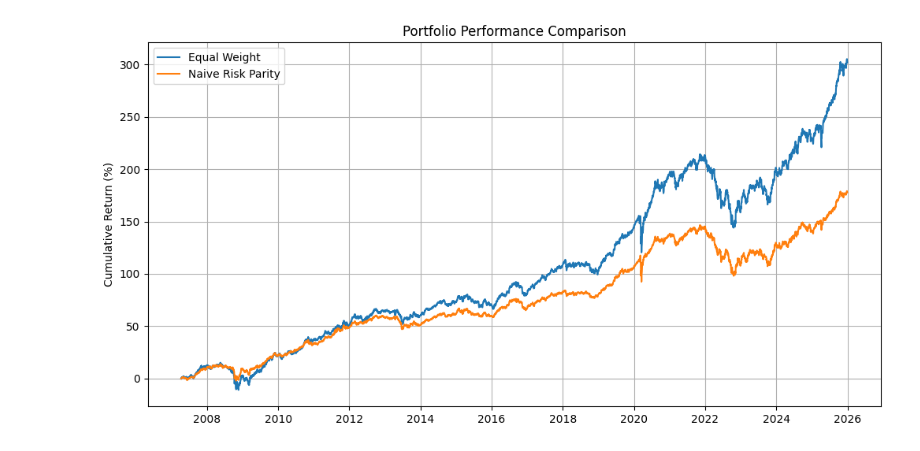
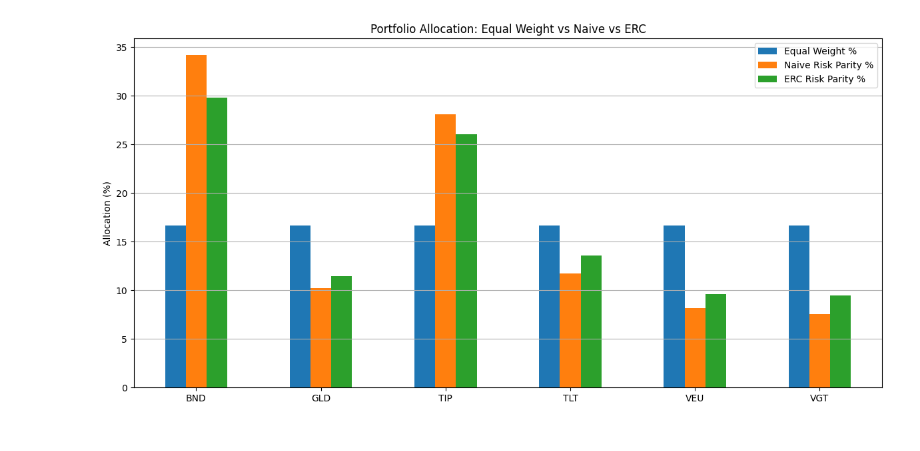
Before and after one commit to Anuj-Khadka/roboadvisor_research, a Jupyter notebook: src/models/risk_parity_model.ipynb, the cells around one changed output. Drawn from its saved outputs; the diff is of its cells as text; code cells hidden in the pictures.

Commit message:
update erc in the model

```diff
--- a/src/models/risk_parity_model.ipynb
+++ b/src/models/risk_parity_model.ipynb
@@ -2,11 +4,20 @@
 import pandas as pd
 import matplotlib.pyplot as plt
 from pathlib import Path
+import scipy.optimize as sco
 import numpy as np
+import json
+
+# Load market configuration
+with open("../../markets.json", "r") as f:
+    config = json.load(f)
 
 name = "primary_total_market"
 BASE = Path("../../data")
 print(BASE)
 price_file = BASE / f"{name}_prices_monthly.csv"
 returns_file = BASE / f"{name}_returns_monthly.csv"
+
+INITIAL_INVESTMENT = 1000
+MONTHLY_INVESTMENT = 100
 # %% [output]
@@ -14,3 +25,11 @@ returns_file = BASE / f"{name}_returns_monthly.csv"
 # %%
 rets = pd.read_csv(returns_file, index_col=0, parse_dates=True)
 act_price = pd.read_csv(price_file, index_col=0, parse_dates=True)
+# %%
+# Textbook Model
+vol = rets.std()
+inv_vol = 1 / vol
+n_weights = inv_vol / inv_vol.sum()
+n_weights_pct = n_weights * 100
+
+n_weights_pct
@@ -31,0 +74,6 @@ dtype: float64
+# %%
+# Compute ERC weights
+erc_weights = erc_weights(rets)
+erc_weights_pct = erc_weights * 100
+
+erc_weights_pct
@@ -42,16 +149,17 @@ rp_perf_pct = (rp_growth - 1) * 100
 # %%
-eq_ret = rets.mean(axis=1)
-eq_growth = (1 + eq_ret).cumprod()
-eq_perf_pct = (eq_growth - 1) * 100
+stats = pd.DataFrame({
+    "Equal Weight %"      : eq_weights,
+    "Naive Risk Parity %" : n_weights_pct,
+    "ERC Risk Parity %"   : erc_weights_pct,
+})
 
-plt.figure(figsize=(12,6))
-plt.plot(eq_perf_pct, label="Equal Weight")
-plt.plot(rp_perf_pct, label="Naive Risk Parity")
-plt.legend()
-plt.title("Portfolio Performance Comparison")
-plt.ylabel("Cumulative Return (%)")
-plt.grid(True)
+stats.plot(kind="bar", figsize=(12, 6))
+plt.ylabel("Allocation (%)")
+plt.title("Portfolio Allocation: Equal Weight vs Naive vs ERC")
+plt.xticks(rotation=0)
+plt.grid(axis="y")
+plt.tight_layout()
 plt.show()
 # %% [output]
-[figure, old version]
+[figure, new version]
 # %%
```
Also changed, not shown: parts of 12 cells of this notebook.
